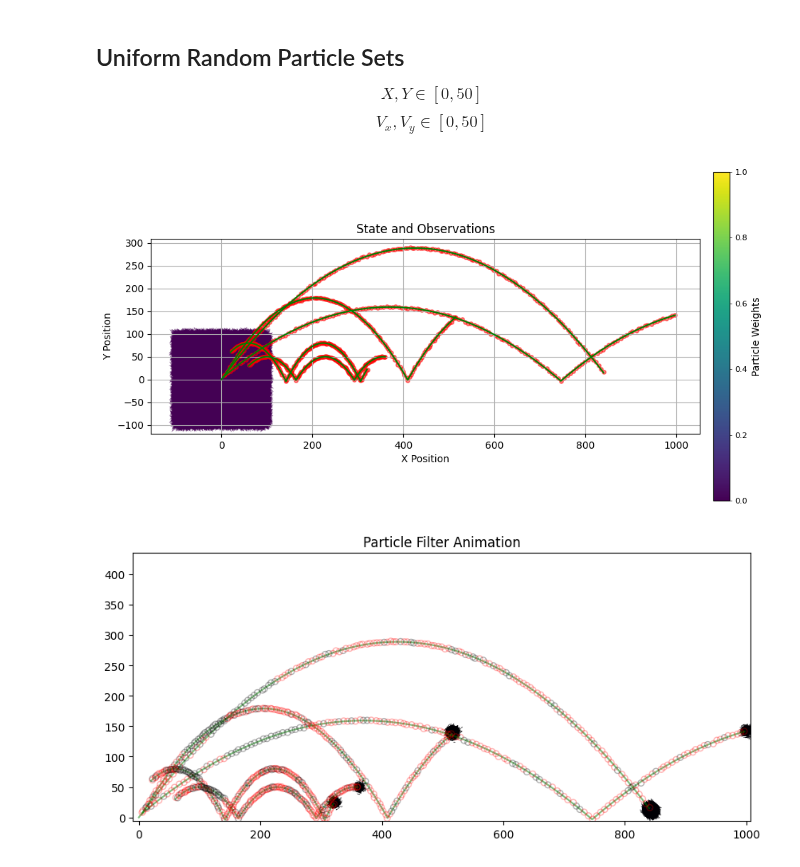
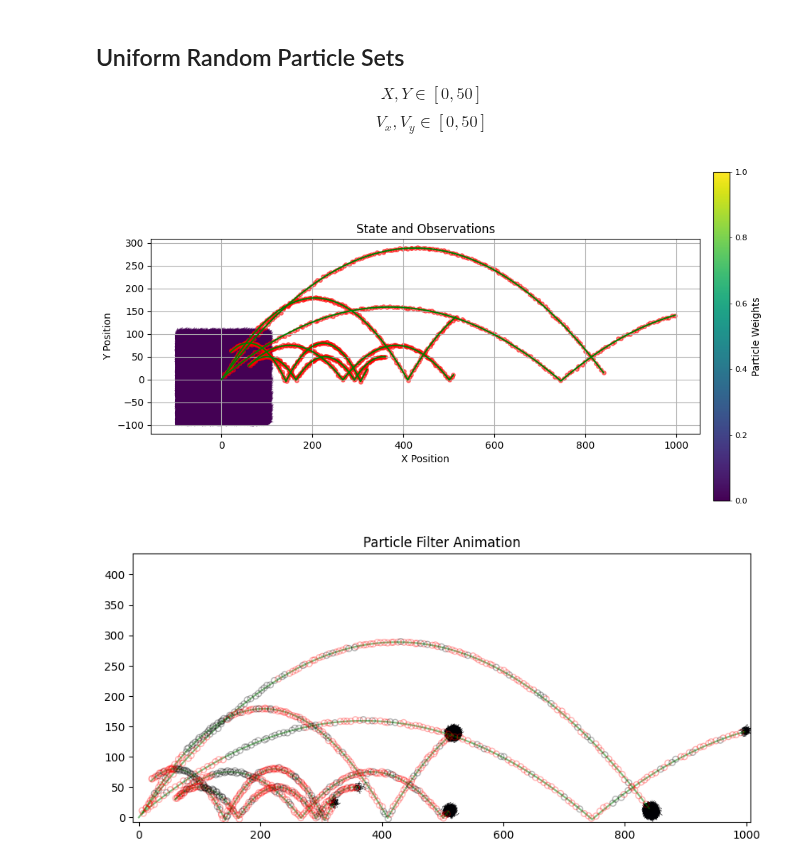
Before and after one commit to Horizon-42/particle_filter, a Jupyter notebook: run_partickle_filter.ipynb, the cells around one changed output. Cells and saved outputs as stored; diff of their text form; code cells hidden in the pictures.

```diff
--- a/run_partickle_filter.ipynb
+++ b/run_partickle_filter.ipynb
@@ -15,7 +15,7 @@ from matplotlib.animation import ImageMagickWriter
 from ball_throwing_simulator import BallThrowingSimulator
 # %%
 # Set ballnum and delta_t for transition
-ball_num = 5
+ball_num = 6
 delta_t = 0.1
 # %%
 # Set Observation Model
@@ -23,8 +23,8 @@ delta_t = 0.1
 # observ_model = NormalObservation(ball_num, 0.1)
 # observ_model = NearestStudentTObservation(ball_num=ball_num, v=10, scale=0.5)
 # observ_model = UnorderedStudentTObservation(ball_num=ball_num, v=2, scale=0.5)
-# observ_model = GMMObservation(ball_num=ball_num, var_scale=0.1)
-observ_model = NearestNormalObservation(ball_num=ball_num, var_scale=0.5)
+observ_model = GMMObservation(ball_num=ball_num, var_scale=1)
+# observ_model = NearestNormalObservation(ball_num=ball_num, var_scale=1)
 # %% [markdown]
 # Simulate ball throwing and generate Observations
 # %%
@@ -33,7 +33,8 @@ init_state = np.array([[0, 0, 56, 76],
                       [5, 5, 34, 59],
                       [7, 8, 66, 55],
                       [20, 60, 20, 20],
-                      [60, 30, 20, 20]],
+                      [60, 30, 20, 20],
+                      [60, 30, 30, 30]],  # initial positions
                       dtype=float).T
 print(init_state)
 simulator = BallThrowingSimulator(delta_t=delta_t, init_state=init_state[:,0:ball_num], ball_num=ball_num, observ_model=observ_model)
@@ -62,7 +63,7 @@ $$V_x, V_y \in [0, 50]$$
 # %%
 from partickle_filter import ParticleFilter
 from transition_models import TransitionType
-pf = ParticleFilter(delta_t, 100000, 1,TransitionType.Normal, observ_model, pos_range=[-100, 100], speed_range=[-80, 80])
+pf = ParticleFilter(delta_t, 100000, 1,TransitionType.Normal, observ_model, pos_range=[-100, 100], speed_range=[0, 80])
 
 init_particles, init_weights = pf.init_particles, pf.init_weights
 
@@ -77,7 +78,7 @@ plot_particles(ax, init_particles, init_weights)
 plot_observations(ax, states, observations)
 plt.show()
 # %% [output]
-[figure, old version]
+[figure, new version]
 # %%
 import matplotlib.pyplot as plt
 import numpy as np
@@ -146,10 +147,10 @@ plt.savefig(f"outputs/frame_000.png", dpi=150)
 display(fig)
 
 # to show if observation is none
-observed_colors = [[1.0, 0.0, 0.0, 1.0]] * observations.shape[0]  # red for observed
-non_observed_colors = [[0.0, 0.0, 0.0, 1.0]] * observations.shape[0]  # black for non-observed
+observ_colors = [[1.0, 0.0, 0.0, 1.0]] * observations.shape[0]  # red for observed
+# non_observed_colors = [[0.0, 0.0, 0.0, 1.0]] * observations.shape[0]  # black for non-observed
 
-# has_no_observs = np.array([False]*observations.shape[0])
+has_no_observs = np.array([False]*observations.shape[0])
 
 print(observ_colors[:2])
 print(sms[0].to_rgba(weights).shape)
@@ -168,31 +169,31 @@ for frame in range(1, states.shape[0]):
     particles, weights = pf.update(particles, weights, observ)
 
     for i in range(1):
         particles_quiver  = quivers[i]
 
         particles_quiver.set_offsets(particles[:, :2, i])
         particles_quiver.set_UVC(particles[:, 2, i], particles[:, 3, i])
         particles_quiver.set_color(sms[i].to_rgba(weights))
 
     for i in range(ball_num):
         obs_sc, true_state_plot = observ_slots[i], state_slots[i]
         true_state_plot.set_data(states[:frame+1, 0, i], states[:frame+1, 1, i])
 
         obs_sc.set_offsets(observations[:frame, :, i])
         obs_sc.set_edgecolors(observ_colors[:frame])
 
     clear_output(wait=True)
     display(fig)
     # 保存帧
     plt.savefig(f"outputs/frame_{frame:03d}.png", dpi=150)
 
 # plt.close(fig)  # 完成后关闭图形
 plt.ioff()
 plt.close(fig)
 
 # save to gif
 gif_frames = [Image.open(f"outputs/frame_{frame:03d}.png") for frame in range(states.shape[0])]
 gif_path = "outputs/particle_filter_animation.gif"
 gif_frames[0].save(gif_path, save_all=True, append_images=gif_frames[1:], duration=300, loop=0)
 # %% [output]
-[figure, old version]
+[figure, new version]
```
Also changed, not shown: parts of 1 cell of this notebook, 1 other file.
